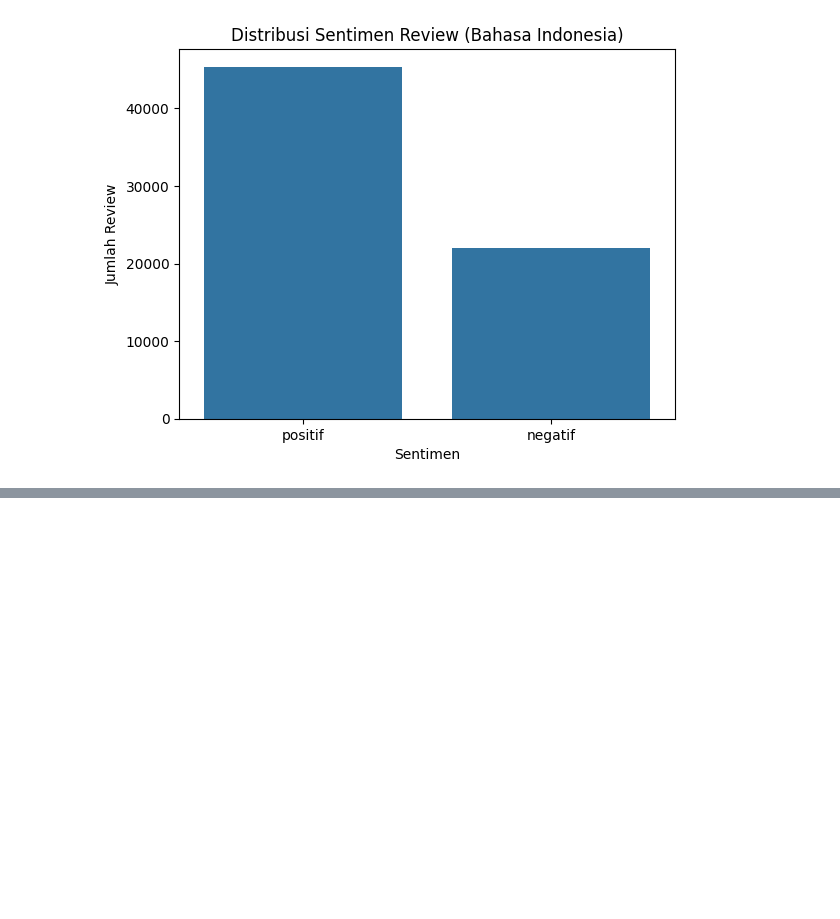
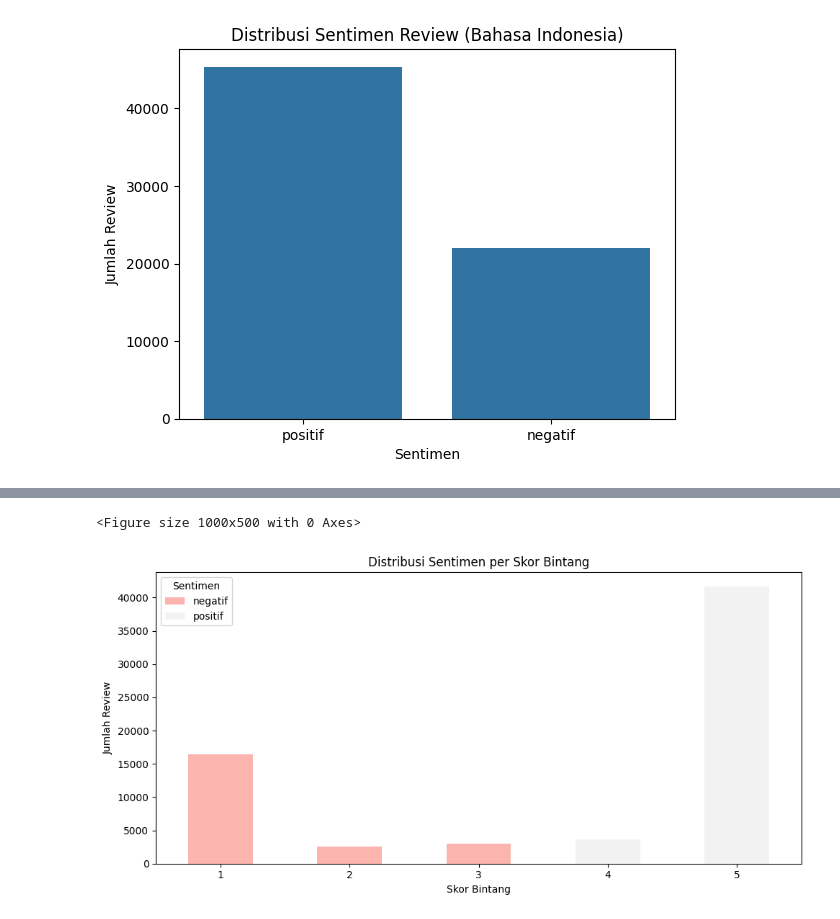
Before and after one commit to abyansyah052/NLP-1, a Jupyter notebook: jupyter/3-EDA.ipynb, the cells around one changed output, grey strips where cells are left out. Cells and saved outputs as stored; diff of their text form; code cells hidden in the pictures; blank space fills up the shorter version.

```diff
--- a/jupyter/3-EDA.ipynb
+++ b/jupyter/3-EDA.ipynb
@@ -22,0 +32,14 @@ plt.show()
+# %%
+plt.figure(figsize=(10, 5))
+ct = pd.crosstab(df_text["score"], df_text["sentiment"])
+ct.plot(kind="bar", stacked=True, colormap="Pastel1", figsize=(10, 5))
+plt.title("Distribusi Sentimen per Skor Bintang")
+plt.xlabel("Skor Bintang")
+plt.ylabel("Jumlah Review")
+plt.xticks(rotation=0)
+plt.legend(title="Sentimen")
+plt.tight_layout()
+plt.show()
+# %% [output]
+<Figure size 1000x500 with 0 Axes>
+[figure, added]
```
Also changed, not shown: parts of 12 cells of this notebook, 2 other files.
